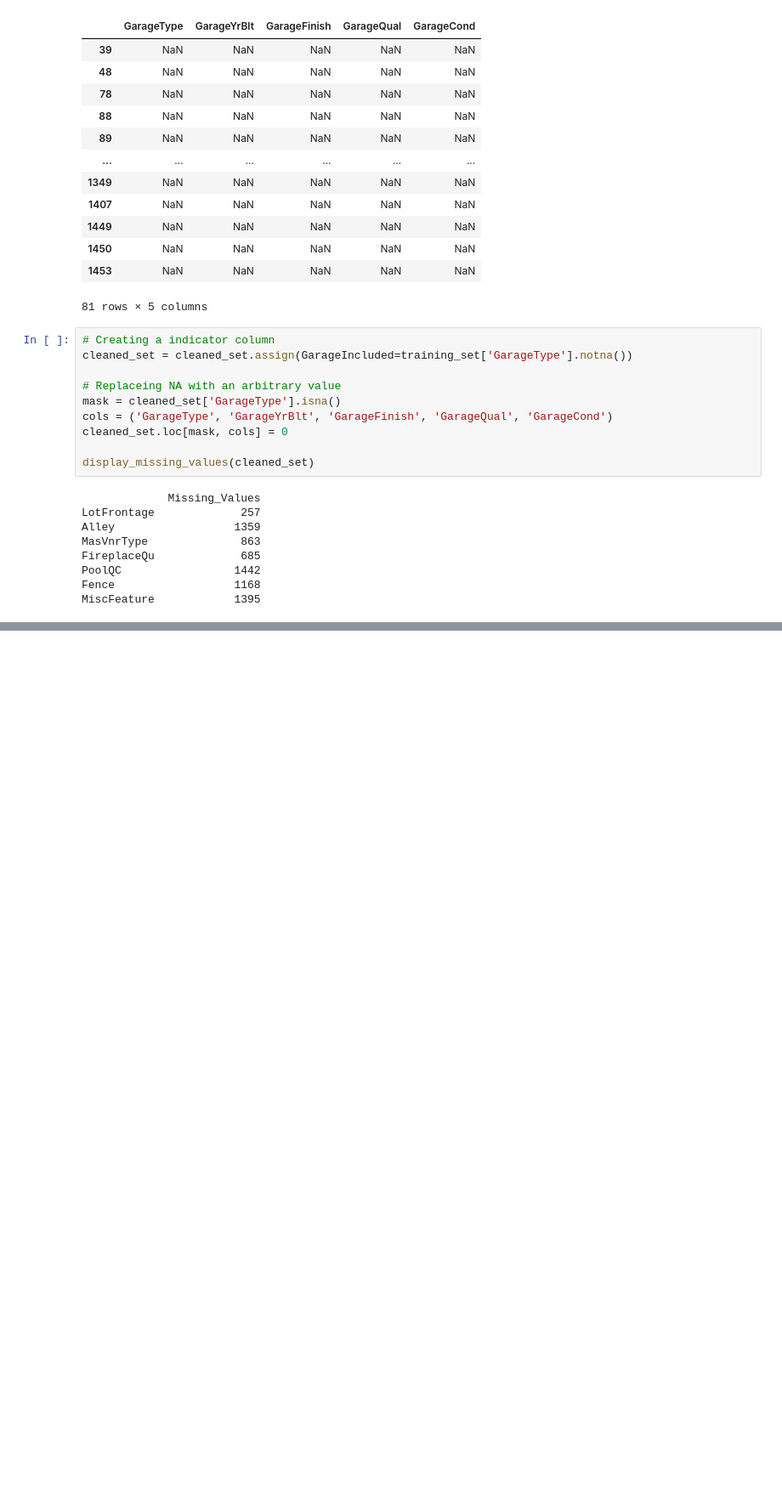
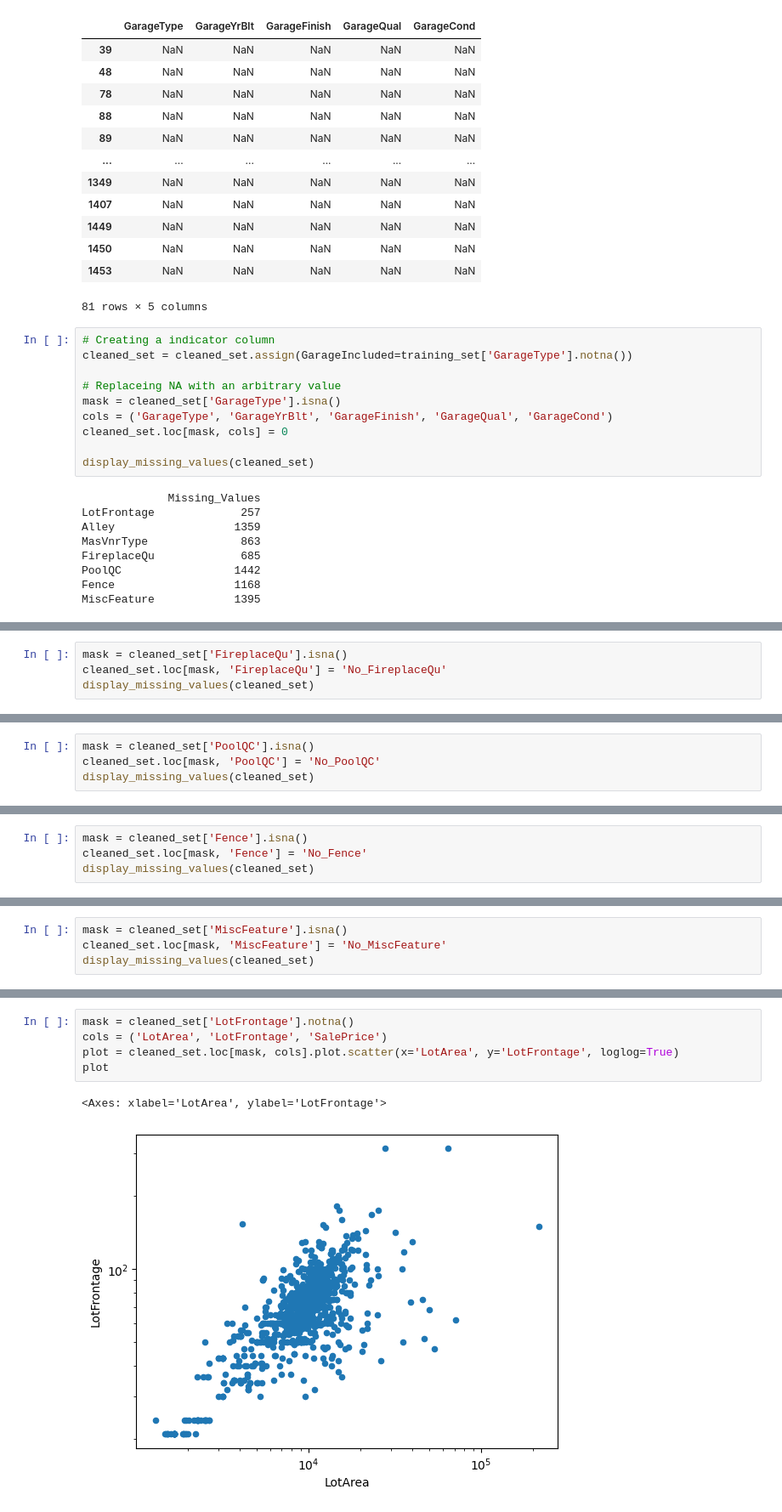
Before and after one commit to petermok-1213/house-price-regression, a Jupyter notebook: ipynb/random_forest_regression.ipynb, the cells around one changed output, grey strips where cells are left out. Shown at 85% size. Saved outputs shown, nothing was run; the diff lists cells and outputs as text; blank space fills up the shorter version.

Commit message:
ADDED a temp plot of LotArea against LotFrontage

```diff
--- a/ipynb/random_forest_regression.ipynb
+++ b/ipynb/random_forest_regression.ipynb
@@ -219,0 +252,4 @@ y = training_set['SalePrice']
+# %%
+mask = cleaned_set['FireplaceQu'].isna()
+cleaned_set.loc[mask, 'FireplaceQu'] = 'No_FireplaceQu'
+display_missing_values(cleaned_set)
@@ -219,0 +270,4 @@ y = training_set['SalePrice']
+# %%
+mask = cleaned_set['PoolQC'].isna()
+cleaned_set.loc[mask, 'PoolQC'] = 'No_PoolQC'
+display_missing_values(cleaned_set)
@@ -219,0 +287,4 @@ y = training_set['SalePrice']
+# %%
+mask = cleaned_set['Fence'].isna()
+cleaned_set.loc[mask, 'Fence'] = 'No_Fence'
+display_missing_values(cleaned_set)
@@ -219,0 +303,4 @@ y = training_set['SalePrice']
+# %%
+mask = cleaned_set['MiscFeature'].isna()
+cleaned_set.loc[mask, 'MiscFeature'] = 'No_MiscFeature'
+display_missing_values(cleaned_set)
@@ -219,0 +335,8 @@ y = training_set['SalePrice']
+# %%
+mask = cleaned_set['LotFrontage'].notna()
+cols = ('LotArea', 'LotFrontage', 'SalePrice')
+plot = cleaned_set.loc[mask, cols].plot.scatter(x='LotArea', y='LotFrontage', loglog=True)
+plot
+# %% [output]
+<Axes: xlabel='LotArea', ylabel='LotFrontage'>
+[figure, added]
```
Also changed, not shown: parts of 24 cells of this notebook.
